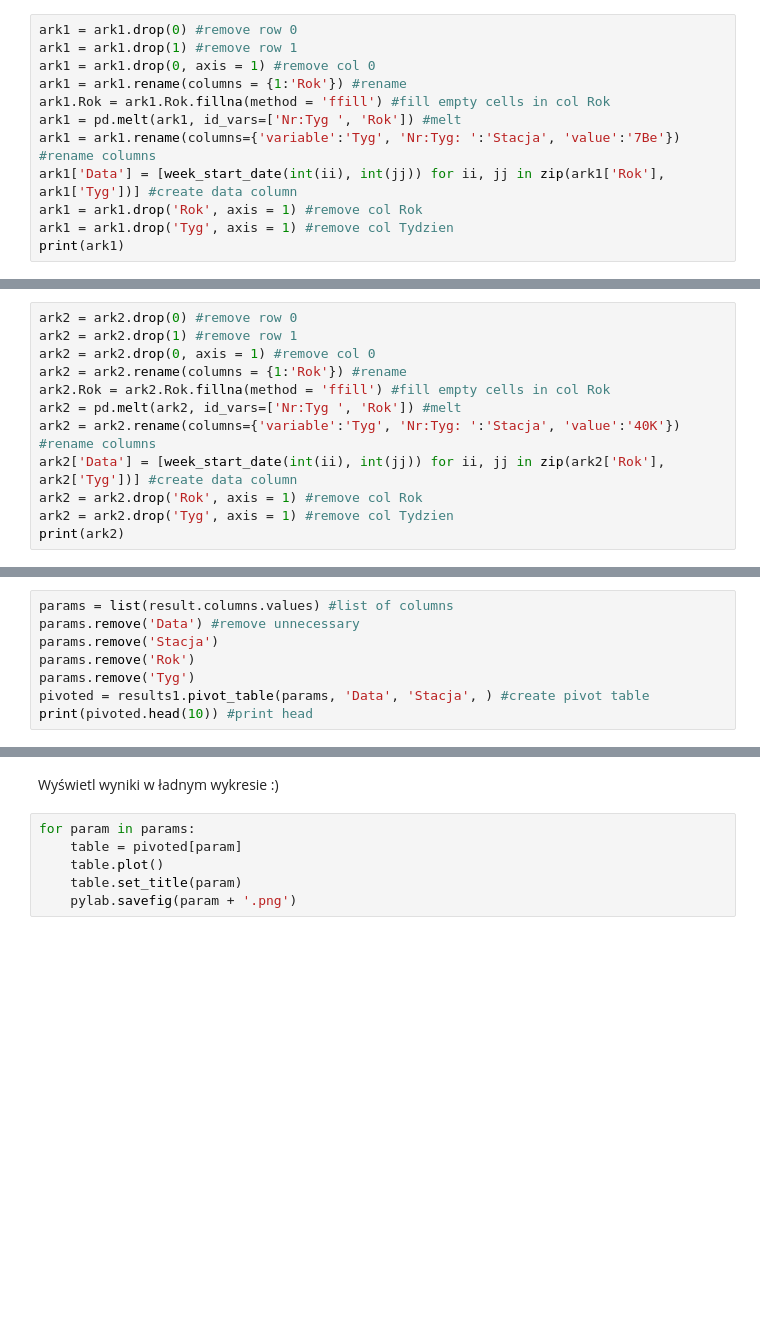
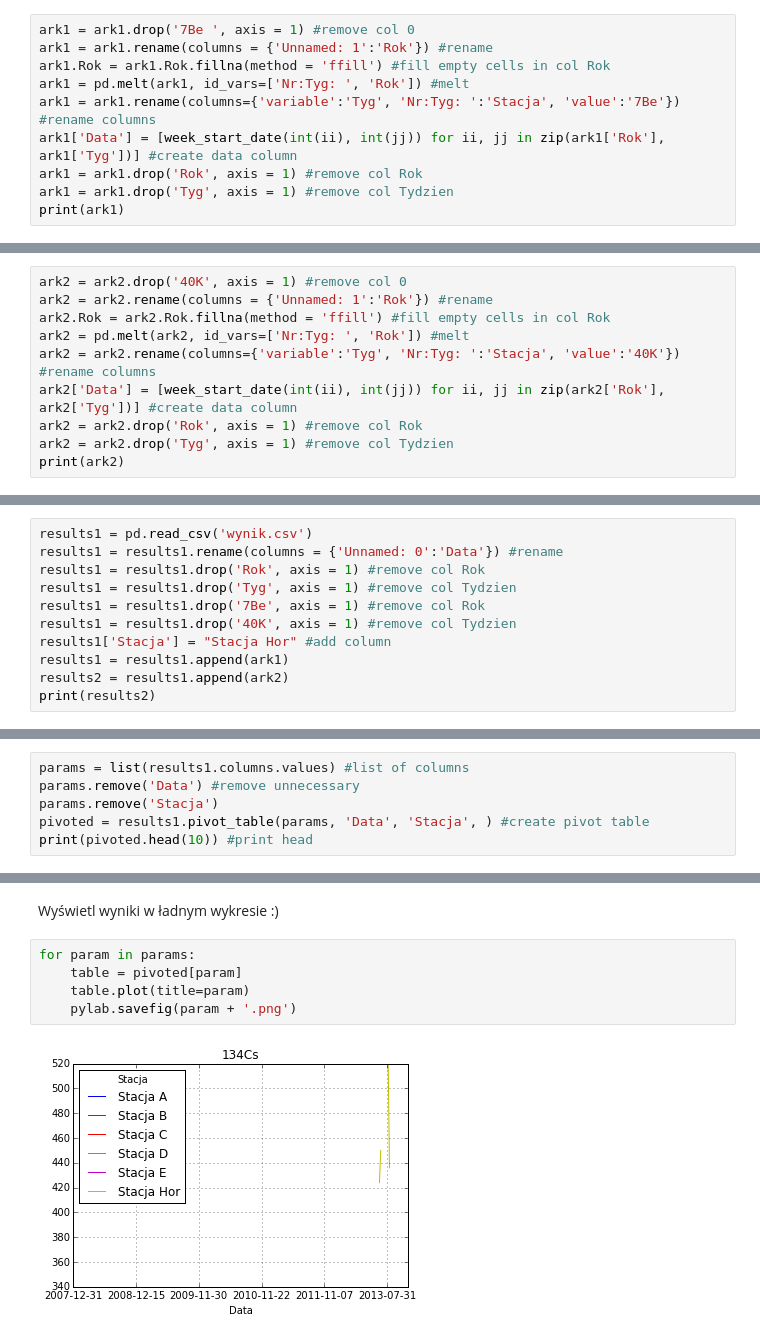
Before and after one commit to pythonlab/pwzn-1, a Jupyter notebook: tasks/zaj6/zad2.ipynb, the cells around one changed output, grey strips where cells are left out. Saved outputs shown, nothing was run; the diff lists cells and outputs as text; blank space fills up the shorter version.

```diff
--- a/tasks/zaj6/zad2.ipynb
+++ b/tasks/zaj6/zad2.ipynb
@@ -46,10 +64,8 @@ def week_start_date(year, week, dow=0):
 # %%
-ark1 = ark1.drop(0) #remove row 0
-ark1 = ark1.drop(1) #remove row 1
-ark1 = ark1.drop(0, axis = 1) #remove col 0
-ark1 = ark1.rename(columns = {1:'Rok'}) #rename
+ark1 = ark1.drop('7Be ', axis = 1) #remove col 0
+ark1 = ark1.rename(columns = {'Unnamed: 1':'Rok'}) #rename
 ark1.Rok = ark1.Rok.fillna(method = 'ffill') #fill empty cells in col Rok
-ark1 = pd.melt(ark1, id_vars=['Nr:Tyg ', 'Rok']) #melt
+ark1 = pd.melt(ark1, id_vars=['Nr:Tyg: ', 'Rok']) #melt
 ark1 = ark1.rename(columns={'variable':'Tyg', 'Nr:Tyg: ':'Stacja', 'value':'7Be'}) #rename columns
 ark1['Data'] = [week_start_date(int(ii), int(jj)) for ii, jj in zip(ark1['Rok'], ark1['Tyg'])] #create data column
 ark1 = ark1.drop('Rok', axis = 1) #remove col Rok
@@ -60,12 +94,10 @@ print(ark1)
 # %% [markdown]
 Tak samo pobierz dane z drugiego skoroszytu (zawiera on inny radionuklid)
 # %%
-ark2 = ark2.drop(0) #remove row 0
-ark2 = ark2.drop(1) #remove row 1
-ark2 = ark2.drop(0, axis = 1) #remove col 0
-ark2 = ark2.rename(columns = {1:'Rok'}) #rename
+ark2 = ark2.drop('40K', axis = 1) #remove col 0
+ark2 = ark2.rename(columns = {'Unnamed: 1':'Rok'}) #rename
 ark2.Rok = ark2.Rok.fillna(method = 'ffill') #fill empty cells in col Rok
-ark2 = pd.melt(ark2, id_vars=['Nr:Tyg ', 'Rok']) #melt
+ark2 = pd.melt(ark2, id_vars=['Nr:Tyg: ', 'Rok']) #melt
 ark2 = ark2.rename(columns={'variable':'Tyg', 'Nr:Tyg: ':'Stacja', 'value':'40K'}) #rename columns
 ark2['Data'] = [week_start_date(int(ii), int(jj)) for ii, jj in zip(ark2['Rok'], ark2['Tyg'])] #create data column
 ark2 = ark2.drop('Rok', axis = 1) #remove col Rok
@@ -83,0 +128,11 @@ print(results1)
+# %%
+results1 = pd.read_csv('wynik.csv')
+results1 = results1.rename(columns = {'Unnamed: 0':'Data'}) #rename
+results1 = results1.drop('Rok', axis = 1) #remove col Rok
+results1 = results1.drop('Tyg', axis = 1) #remove col Tydzien
+results1 = results1.drop('7Be', axis = 1) #remove col Rok
+results1 = results1.drop('40K', axis = 1) #remove col Tydzien
+results1['Stacja'] = "Stacja Hor" #add column
+results1 = results1.append(ark1)
+results2 = results1.append(ark2)
+print(results2)
@@ -89,10 +162,8 @@ Teraz skonstruuj tabelkę zawierającą takie kolumny:
 * Data
 * Dla każdej kombinacji Stacji i parametru kolumnę z poziomem zanieczyszczenia
 # %%
-params = list(result.columns.values) #list of columns
+params = list(results1.columns.values) #list of columns
 params.remove('Data') #remove unnecessary
 params.remove('Stacja')
-params.remove('Rok')
-params.remove('Tyg')
 pivoted = results1.pivot_table(params, 'Data', 'Stacja', ) #create pivot table
 print(pivoted.head(10)) #print head
@@ -103,6 +192,7 @@ Wyświetl wyniki w ładnym wykresie :)
 # %%
 for param in params:
     table = pivoted[param]
-    table.plot()
-    table.set_title(param)
+    table.plot(title=param)
     pylab.savefig(param + '.png')
+# %% [output]
+[figure, added]
```
Also changed, not shown: parts of 9 cells of this notebook.
